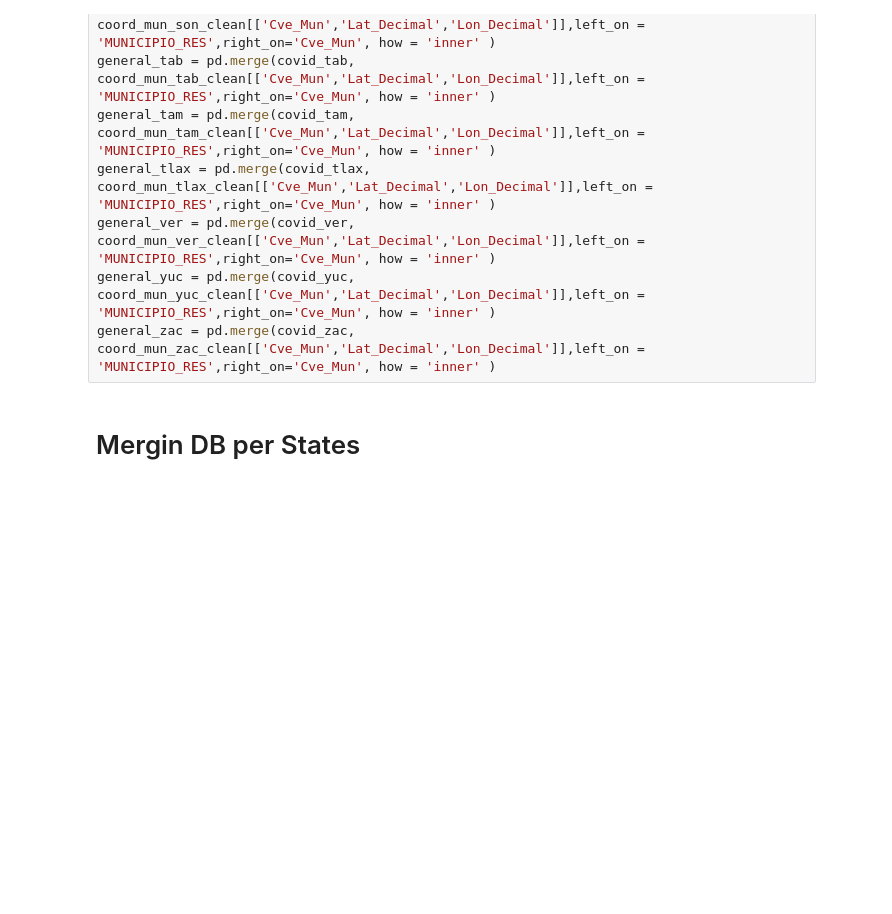
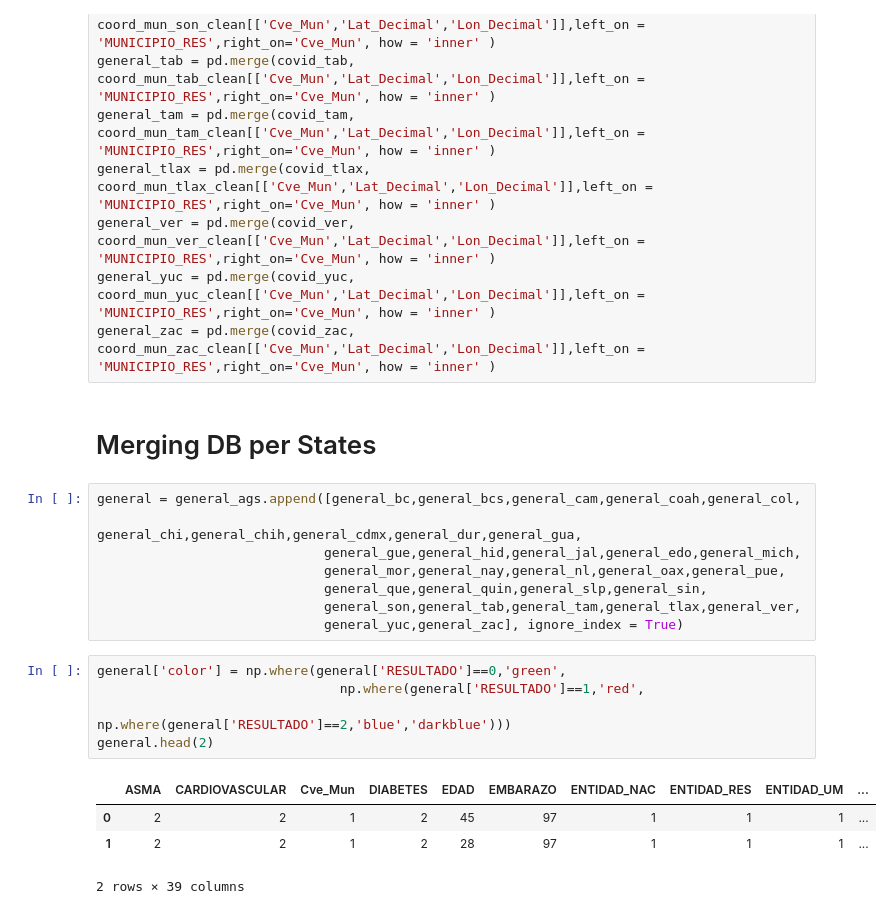
Before and after one commit to hatchdavid1/MX_covid_maps, a Jupyter notebook: Covid_maps_mx.ipynb, the cells around one changed output. Saved outputs shown, nothing was run; the diff lists cells and outputs as text; blank space fills up the shorter version.

```diff
--- a/Covid_maps_mx.ipynb
+++ b/Covid_maps_mx.ipynb
@@ -307,4 +307,22 @@ general_ver = pd.merge(covid_ver, coord_mun_ver_clean[['Cve_Mun','Lat_Decimal','
 general_yuc = pd.merge(covid_yuc, coord_mun_yuc_clean[['Cve_Mun','Lat_Decimal','Lon_Decimal']],left_on = 'MUNICIPIO_RES',right_on='Cve_Mun', how = 'inner' )
 general_zac = pd.merge(covid_zac, coord_mun_zac_clean[['Cve_Mun','Lat_Decimal','Lon_Decimal']],left_on = 'MUNICIPIO_RES',right_on='Cve_Mun', how = 'inner' )
 # %% [markdown]
-# Mergin DB per States
+# Merging DB per States
+# %%
+general = general_ags.append([general_bc,general_bcs,general_cam,general_coah,general_col,
+                             general_chi,general_chih,general_cdmx,general_dur,general_gua,
+                             general_gue,general_hid,general_jal,general_edo,general_mich,
+                             general_mor,general_nay,general_nl,general_oax,general_pue,
+                             general_que,general_quin,general_slp,general_sin,
+                             general_son,general_tab,general_tam,general_tlax,general_ver,
+                             general_yuc,general_zac], ignore_index = True)
+# %%
+general['color'] = np.where(general['RESULTADO']==0,'green',
+                               np.where(general['RESULTADO']==1,'red',
+                                       np.where(general['RESULTADO']==2,'blue','darkblue')))
+general.head(2)
+# %% [output]
+|  | ASMA | CARDIOVASCULAR | Cve_Mun | DIABETES | EDAD | EMBARAZO | ENTIDAD_NAC | ENTIDAD_RES | ENTIDAD_UM | ... |
+| 0 | 2 | 2 | 1 | 2 | 45 | 97 | 1 | 1 | 1 | ... |
+| 1 | 2 | 2 | 1 | 2 | 28 | 97 | 1 | 1 | 1 | ... |
+2 rows × 39 columns
```
Also changed, not shown: parts of 1 cell of this notebook.
